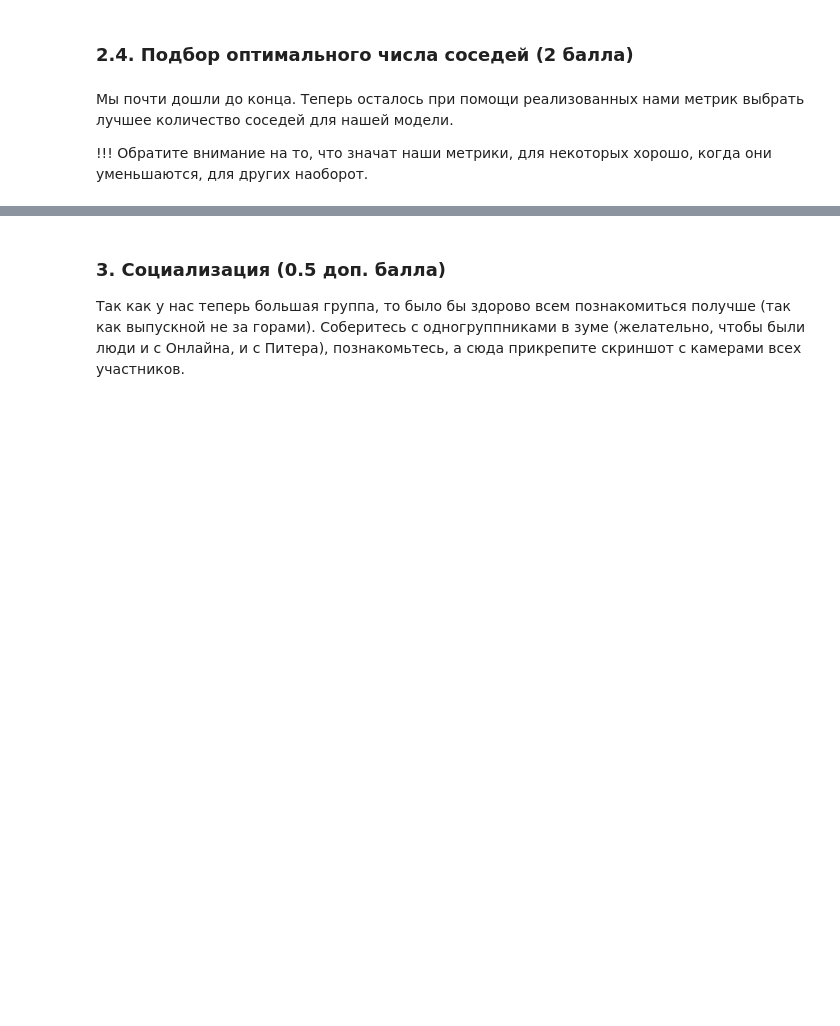
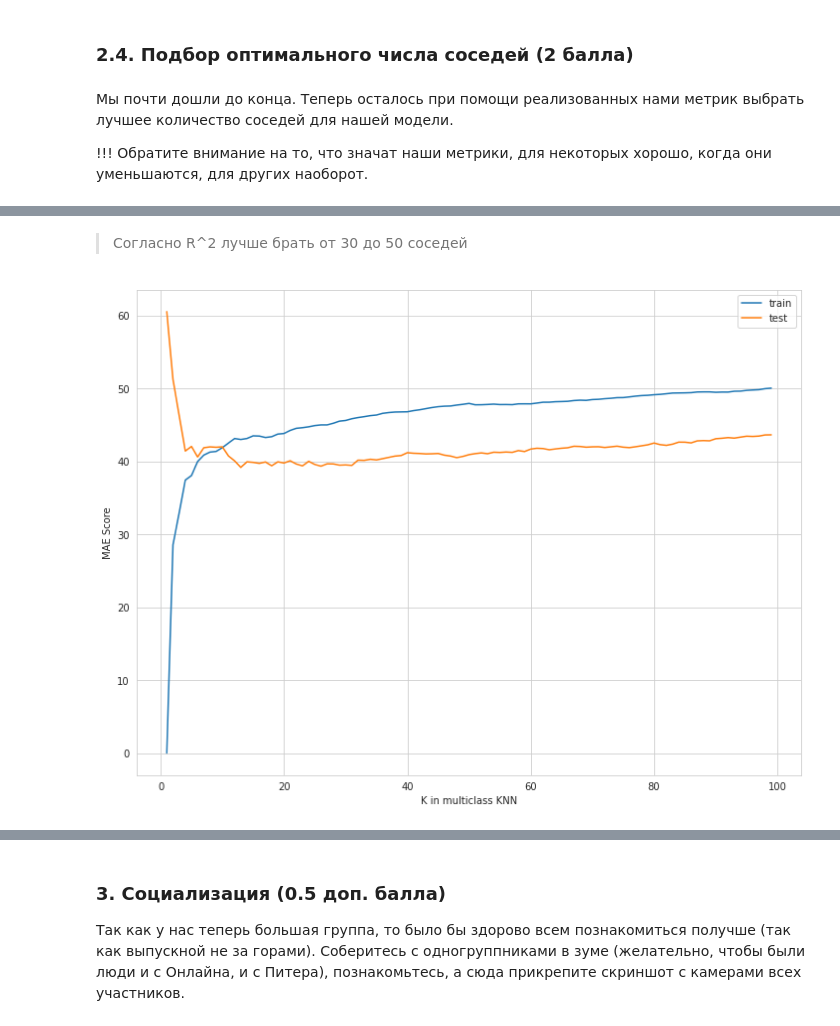
Before and after one commit to Freddsle/BI_ML_2021, a Jupyter notebook: l01_knn/code/KNN.ipynb, the cells around one changed output, grey strips where cells are left out. Drawn from its saved outputs; the diff is of its cells as text; code cells hidden in the pictures; blank space fills up the shorter version.

```diff
--- a/l01_knn/code/KNN.ipynb
+++ b/l01_knn/code/KNN.ipynb
@@ -570,0 +623,11 @@ from metrics import r_squared, mse, mae
+# %% [markdown]
+> Согласно R^2 лучше брать от 30 до 50 соседей
+# %%
+# plot MAE
+plt.plot(k_params, mae_train, label="train")
+plt.plot(k_params, mae_test, label="test")
+plt.legend()
+plt.xlabel("K in multiclass KNN")
+plt.ylabel("MAE Score");
+# %% [output]
+[figure, added]
```
Also changed, not shown: parts of 71 cells of this notebook, 1 other file.
